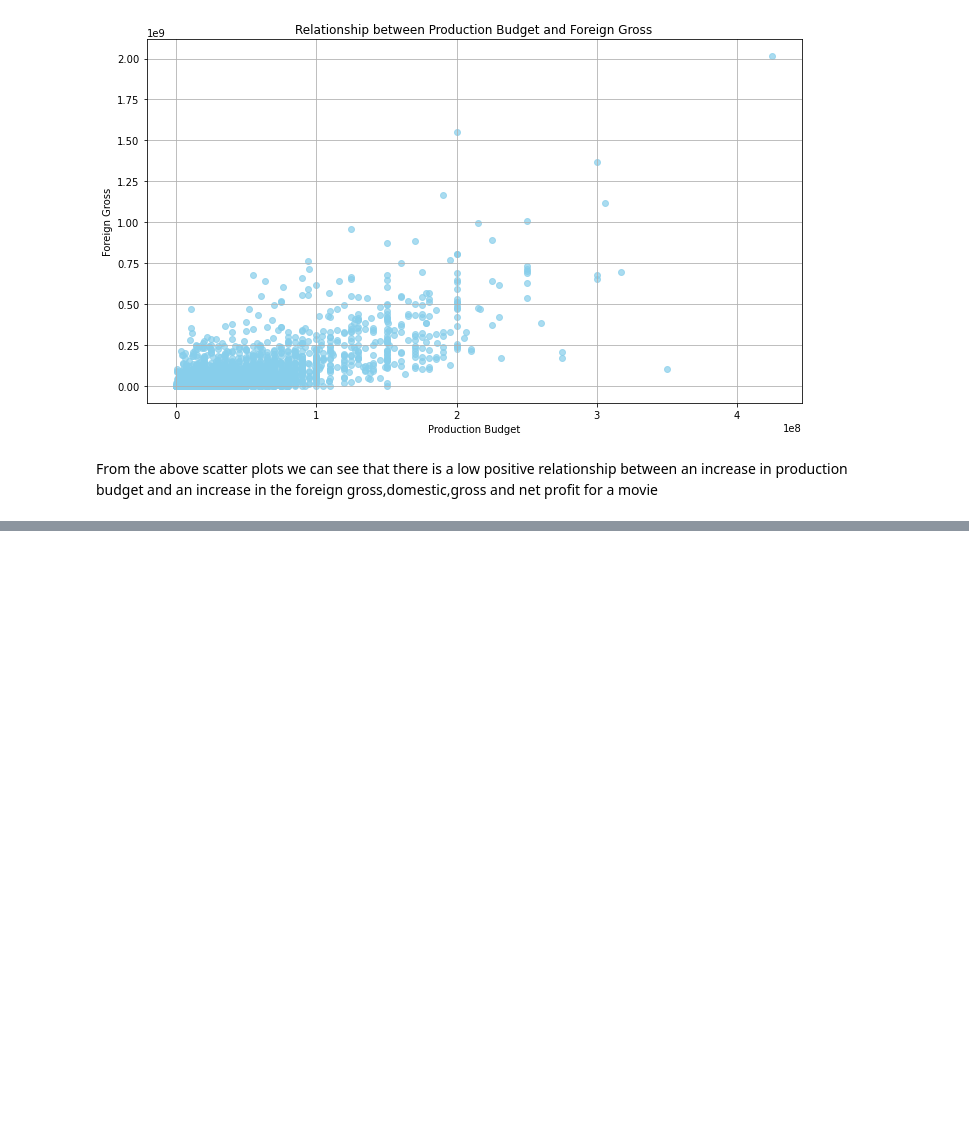
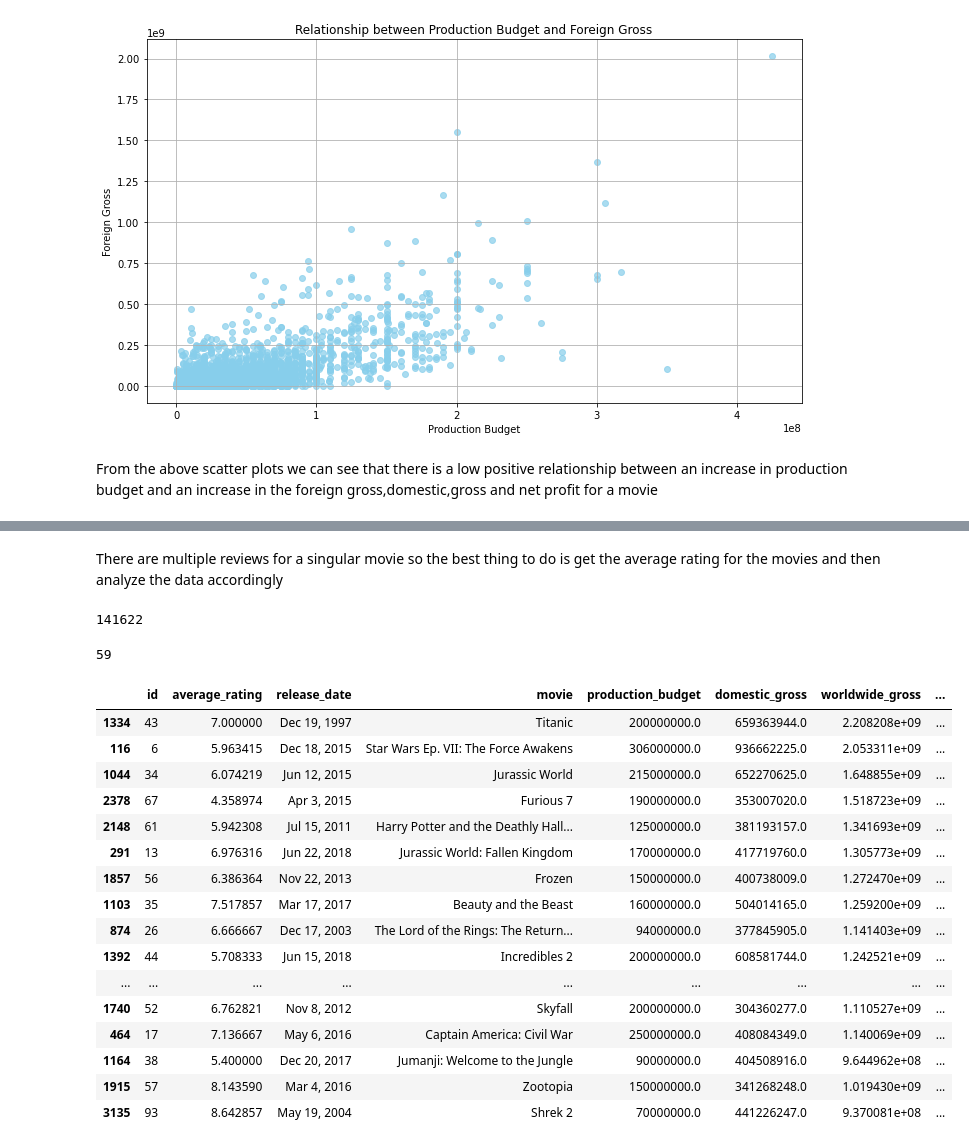
Before and after one commit to AmaniWanene/Project1-Microsoft-EDA, a Jupyter notebook: student.ipynb, the cells around one changed output, grey strips where cells are left out. Drawn from its saved outputs; the diff is of its cells as text; code cells hidden in the pictures; blank space fills up the shorter version.

```diff
--- a/student.ipynb
+++ b/student.ipynb
@@ -826,0 +829,2 @@ From the above scatter plots we can see that there is a low positive relationshi
+# %% [markdown]
+There are multiple reviews for a singular movie so the best thing to do is get the average rating for the movies and then analyze the data accordingly
@@ -826,0 +833,15 @@ From the above scatter plots we can see that there is a low positive relationshi
+# %%
+len(Sorted_Info_Budgets_Reviews_df)
+# %% [output]
+141622
+# %%
+# Grouping the data by 'id' and calculating the mean of 'rating out_of_ten'
+average_rating_by_id = Sorted_Info_Budgets_Reviews_df.groupby('id')['rating out_of_ten'].mean()
+
+# Creating a new DataFrame with 'id' as index and 'rating out_of_ten' as a column
+average_rating_df = average_rating_by_id.reset_index(name='average_rating')
+
+# Displaying the resulting DataFrame
+print(len(average_rating_df))
+# %% [output]
+59
@@ -826,0 +850,20 @@ From the above scatter plots we can see that there is a low positive relationshi
+# %%
+combined_average_rating_df.sort_values(by='net_profit',ascending=False).head(20)
+# %% [output]
+|  | id | average_rating | release_date | movie | production_budget | domestic_gross | worldwide_gross | ... |
+| 1334 | 43 | 7.000000 | Dec 19, 1997 | Titanic | 200000000.0 | 659363944.0 | 2.208208e+09 | ... |
+| 116 | 6 | 5.963415 | Dec 18, 2015 | Star Wars Ep. VII: The Force Awakens | 306000000.0 | 936662225.0 | 2.053311e+09 | ... |
+| 1044 | 34 | 6.074219 | Jun 12, 2015 | Jurassic World | 215000000.0 | 652270625.0 | 1.648855e+09 | ... |
+| 2378 | 67 | 4.358974 | Apr 3, 2015 | Furious 7 | 190000000.0 | 353007020.0 | 1.518723e+09 | ... |
+| 2148 | 61 | 5.942308 | Jul 15, 2011 | Harry Potter and the Deathly Hall... | 125000000.0 | 381193157.0 | 1.341693e+09 | ... |
+| 291 | 13 | 6.976316 | Jun 22, 2018 | Jurassic World: Fallen Kingdom | 170000000.0 | 417719760.0 | 1.305773e+09 | ... |
+| 1857 | 56 | 6.386364 | Nov 22, 2013 | Frozen | 150000000.0 | 400738009.0 | 1.272470e+09 | ... |
+| 1103 | 35 | 7.517857 | Mar 17, 2017 | Beauty and the Beast | 160000000.0 | 504014165.0 | 1.259200e+09 | ... |
+| 874 | 26 | 6.666667 | Dec 17, 2003 | The Lord of the Rings: The Return... | 94000000.0 | 377845905.0 | 1.141403e+09 | ... |
+| 1392 | 44 | 5.708333 | Jun 15, 2018 | Incredibles 2 | 200000000.0 | 608581744.0 | 1.242521e+09 | ... |
+| ... | ... | ... | ... | ... | ... | ... | ... | ... |
+| 1740 | 52 | 6.762821 | Nov 8, 2012 | Skyfall | 200000000.0 | 304360277.0 | 1.110527e+09 | ... |
+| 464 | 17 | 7.136667 | May 6, 2016 | Captain America: Civil War | 250000000.0 | 408084349.0 | 1.140069e+09 | ... |
+| 1164 | 38 | 5.400000 | Dec 20, 2017 | Jumanji: Welcome to the Jungle | 90000000.0 | 404508916.0 | 9.644962e+08 | ... |
+| 1915 | 57 | 8.143590 | Mar 4, 2016 | Zootopia | 150000000.0 | 341268248.0 | 1.019430e+09 | ... |
+| 3135 | 93 | 8.642857 | May 19, 2004 | Shrek 2 | 70000000.0 | 441226247.0 | 9.370081e+08 | ... |
```
Also changed, not shown: parts of 7 cells of this notebook.
